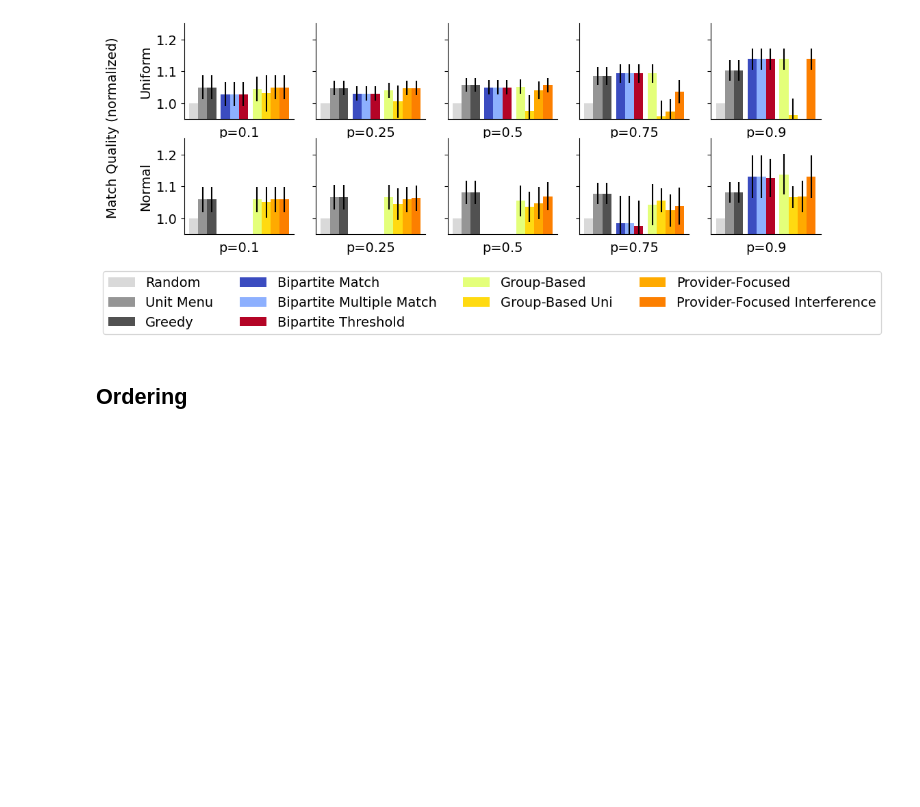
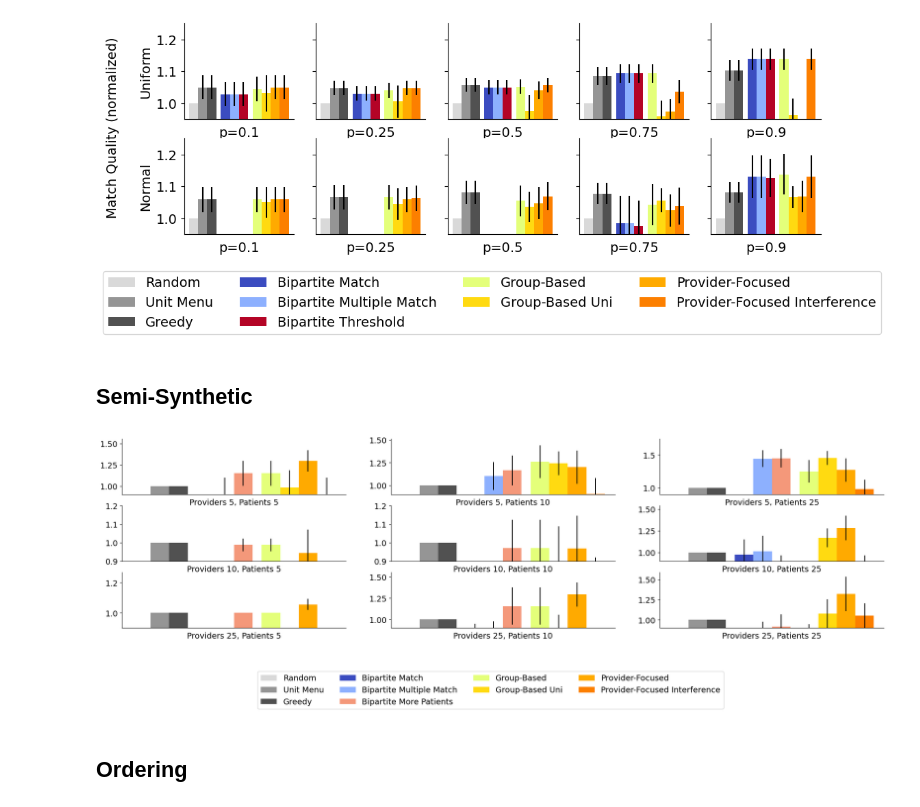
Before and after one commit to naveenr414/patient-provider, a Jupyter notebook: scripts/notebooks/Plotting.ipynb, the cells around one changed output. Drawn from its saved outputs; the diff is of its cells as text; code cells hidden in the pictures; blank space fills up the shorter version.

Commit message:
Ran all the experiments with semi synthetic, etc.

```diff
--- a/scripts/notebooks/Plotting.ipynb
+++ b/scripts/notebooks/Plotting.ipynb
@@ -677,6 +678,65 @@ fig.supylabel("Match Quality (normalized)",fontsize=14,x=0.03)
 fig.savefig("../../results/figures/threshold_choice.pdf",dpi=300, bbox_inches='tight')
 # %% [output]
 [figure]
+# %% [markdown]
+## Semi-Synthetic
+# %%
+fig, axs = plt.subplots(3,3, figsize=(24, 6))
+method_names = ['random','greedy_basic','greedy','lp','lp_multiple_match','lp_more_patients','group_based','group_based_unidirectional','provider_focused','provider_focused_less_interference']
+nice_names = ["Random","Unit Menu","Greedy","Bipartite Match","Bipartite Multiple Match","Bipartite More Patients",'Group-Based','Group-Based Uni','Provider-Focused','Provider-Focused Interference']
+width = 0.1
+
+baseline_params = {}# {'utility_function': 'mnl_max', 'num_patients': 25}
+dataset = "semi_synthetic"
+num_providers = [5,10,25]
+
+x_locations = []
+shift = 0
+for i in range(len(method_names)):
+    if method_names[i] in ['lp','group_based']:
+        shift += 0.5
+    x_locations.append((i+shift)*width)
+
+for i in range(len(num_providers)):
+    for j in range(len(num_providers)):
+        baseline_params['num_providers'] = num_providers[i]
+        baseline_params['num_patients'] = num_providers[j]
+
+        max_val = 0
+        results = get_results_matching_parameters(dataset,"",baseline_params)
+        num_data = 0
+        if len(results)>0:
+            num_data = len(results)*len(results[0]['greedy_utilities'])
+        results = aggregate_normalize_data(results,baseline='greedy_basic')
+
+        for k,m in enumerate(method_names):
+            score_by_n = []
+            std_by_n = []
+
+            if '{}_utilities'.format(m) not in results:
+                results['{}_utilities'.format(m)] = [0,0]
+            score_by_n.append(results['{}_utilities'.format(m)][0])
+            std_by_n.append(results['{}_utilities'.format(m)][1]/num_data**.5)
+
+            if m == 'optimal':
+                axs[i][j].hlines(score_by_n[0],-0.1,x_locations[-1],colors='green',linestyles='dashed',label='Optimal',color=colors_by_method[m])
+            else:
+                axs[i][j].bar(x_locations[k],score_by_n,width=width,label=nice_names[k],color=colors_by_method[m],yerr=std_by_n)
+                max_val = max(max_val,results['{}_utilities'.format(m)][0])
+
+            axs[i][j].set_xticks([])
+            axs[i][j].tick_params(axis='both', which='major', labelsize=14)
+            axs[i][j].set_ylim([0.9,max_val*1.2])
+            axs[i][j].set_xlabel("Providers {}, Patients {}".format(num_providers[i],num_providers[j]),fontsize=14)
+
+
+handles, labels = axs[0][0].get_legend_handles_labels()
+
+fig.legend(handles, labels, loc='upper center',ncol=4,bbox_to_anchor=(0.5,-0.05),fontsize=14)
+
+fig.savefig("../../results/figures/semi_synthetic.pdf",dpi=300, bbox_inches='tight')
+# %% [output]
+[figure, added]
 # %% [markdown]
 ## Ordering
 # %%
```
Also changed, not shown: parts of 11 cells of this notebook, 6 other files.
